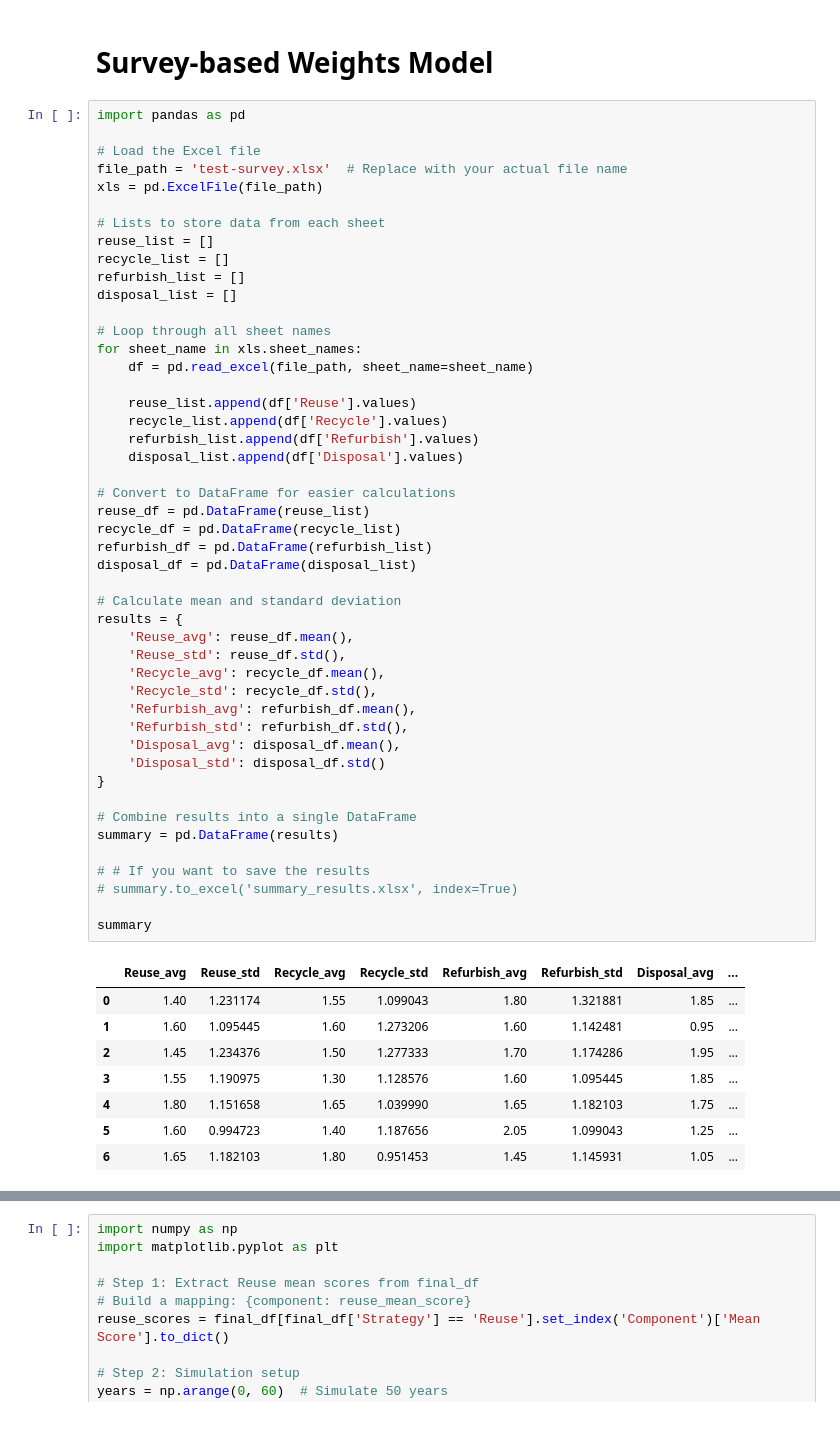
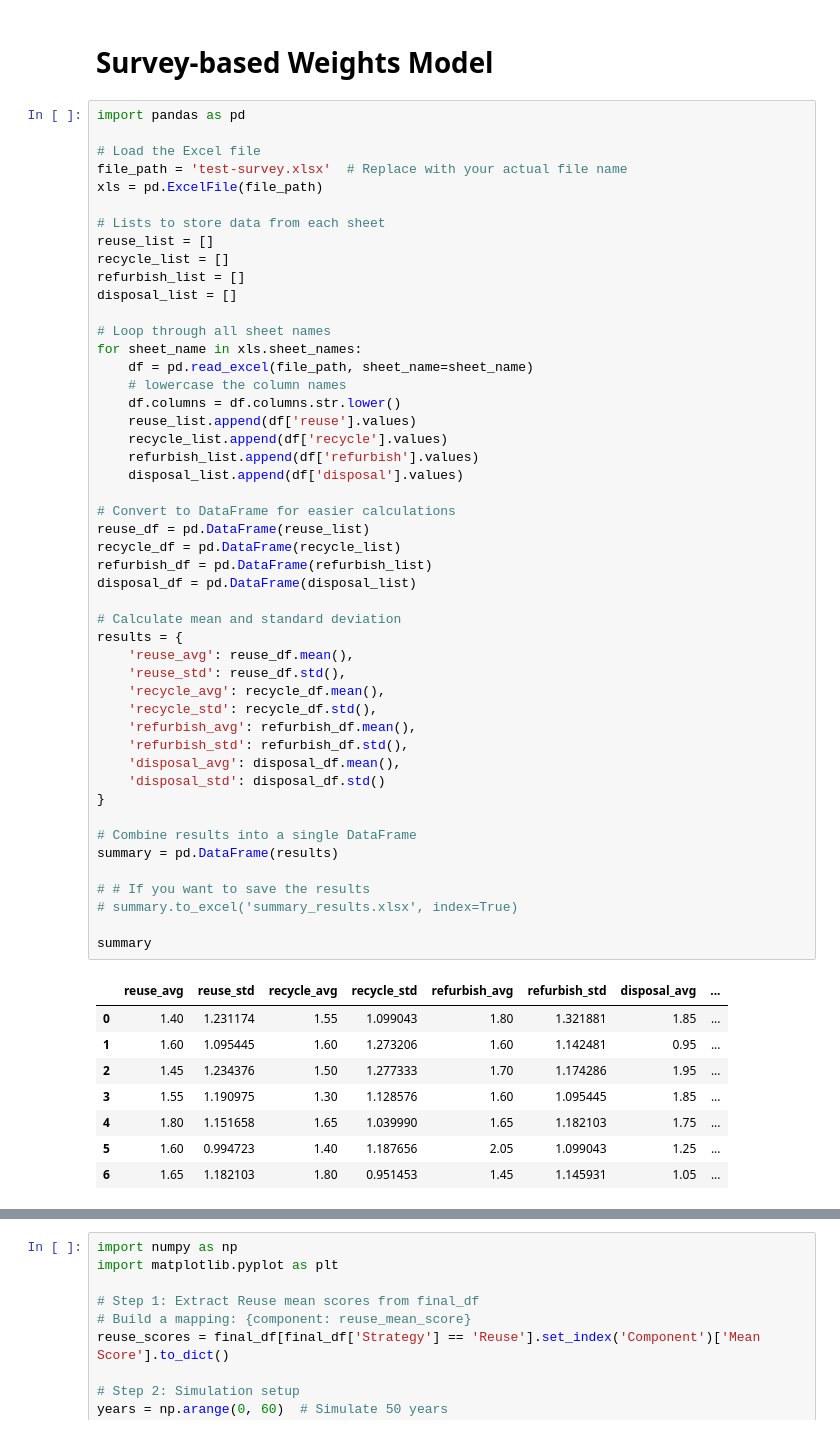
Before and after one commit to shuyanxiong/Integrated_Framework_Stock_Estimation, a Jupyter notebook: CCP.ipynb, the cells around one changed output, grey strips where cells are left out. Cells and saved outputs as stored; diff of their text form.

```diff
--- a/CCP.ipynb
+++ b/CCP.ipynb
@@ -507,47 +507,48 @@ file_path = 'test-survey.xlsx'  # Replace with your actual file name
 xls = pd.ExcelFile(file_path)
 
 # Lists to store data from each sheet
 reuse_list = []
 recycle_list = []
 refurbish_list = []
 disposal_list = []
 
 # Loop through all sheet names
 for sheet_name in xls.sheet_names:
     df = pd.read_excel(file_path, sheet_name=sheet_name)
-
-    reuse_list.append(df['Reuse'].values)
-    recycle_list.append(df['Recycle'].values)
-    refurbish_list.append(df['Refurbish'].values)
-    disposal_list.append(df['Disposal'].values)
+    # lowercase the column names
+    df.columns = df.columns.str.lower()
+    reuse_list.append(df['reuse'].values)
+    recycle_list.append(df['recycle'].values)
+    refurbish_list.append(df['refurbish'].values)
+    disposal_list.append(df['disposal'].values)
 
 # Convert to DataFrame for easier calculations
 reuse_df = pd.DataFrame(reuse_list)
 recycle_df = pd.DataFrame(recycle_list)
 refurbish_df = pd.DataFrame(refurbish_list)
 disposal_df = pd.DataFrame(disposal_list)
 
 # Calculate mean and standard deviation
 results = {
-    'Reuse_avg': reuse_df.mean(),
-    'Reuse_std': reuse_df.std(),
-    'Recycle_avg': recycle_df.mean(),
-    'Recycle_std': recycle_df.std(),
-    'Refurbish_avg': refurbish_df.mean(),
-    'Refurbish_std': refurbish_df.std(),
-    'Disposal_avg': disposal_df.mean(),
-    'Disposal_std': disposal_df.std()
+    'reuse_avg': reuse_df.mean(),
+    'reuse_std': reuse_df.std(),
+    'recycle_avg': recycle_df.mean(),
+    'recycle_std': recycle_df.std(),
+    'refurbish_avg': refurbish_df.mean(),
+    'refurbish_std': refurbish_df.std(),
+    'disposal_avg': disposal_df.mean(),
+    'disposal_std': disposal_df.std()
 }
 
 # Combine results into a single DataFrame
 summary = pd.DataFrame(results)
 
 # # If you want to save the results
 # summary.to_excel('summary_results.xlsx', index=True)
 
 summary
 # %% [output]
-|  | Reuse_avg | Reuse_std | Recycle_avg | Recycle_std | Refurbish_avg | Refurbish_std | Disposal_avg | ... |
+|  | reuse_avg | reuse_std | recycle_avg | recycle_std | refurbish_avg | refurbish_std | disposal_avg | ... |
 | 0 | 1.40 | 1.231174 | 1.55 | 1.099043 | 1.80 | 1.321881 | 1.85 | ... |
 | 1 | 1.60 | 1.095445 | 1.60 | 1.273206 | 1.60 | 1.142481 | 0.95 | ... |
 | 2 | 1.45 | 1.234376 | 1.50 | 1.277333 | 1.70 | 1.174286 | 1.95 | ... |
```
Also changed, not shown: parts of 18 cells of this notebook.
